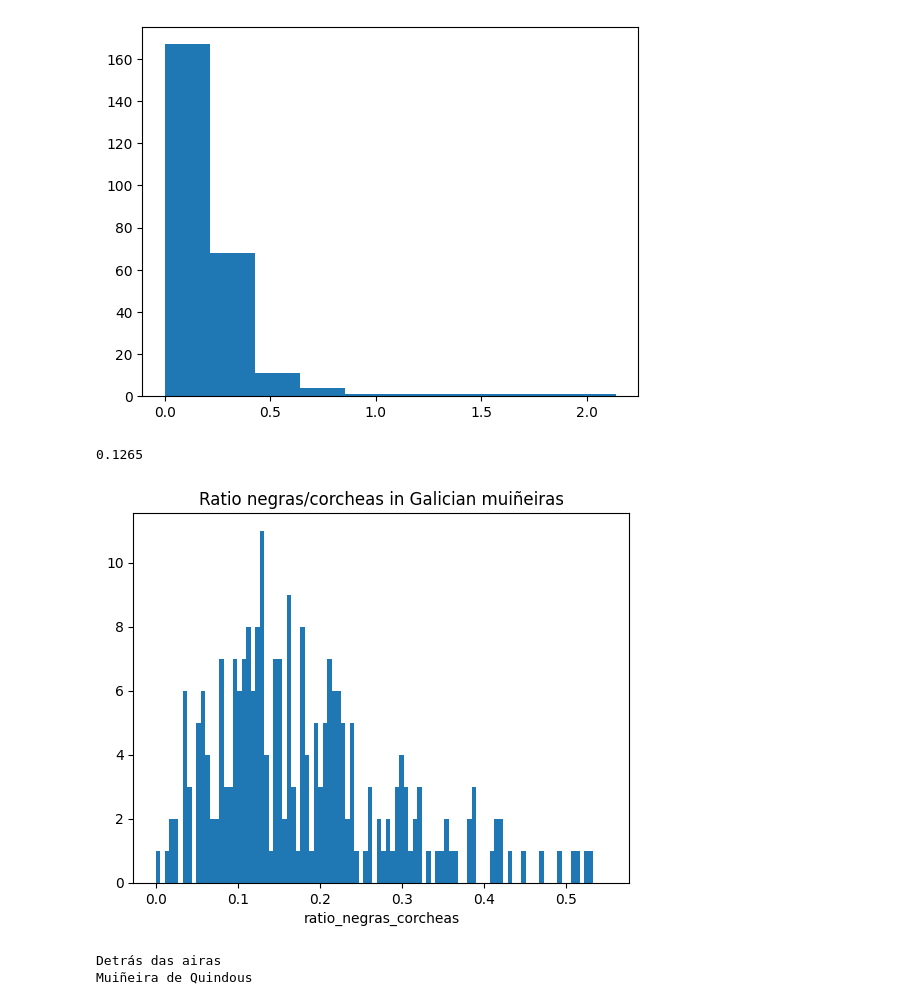
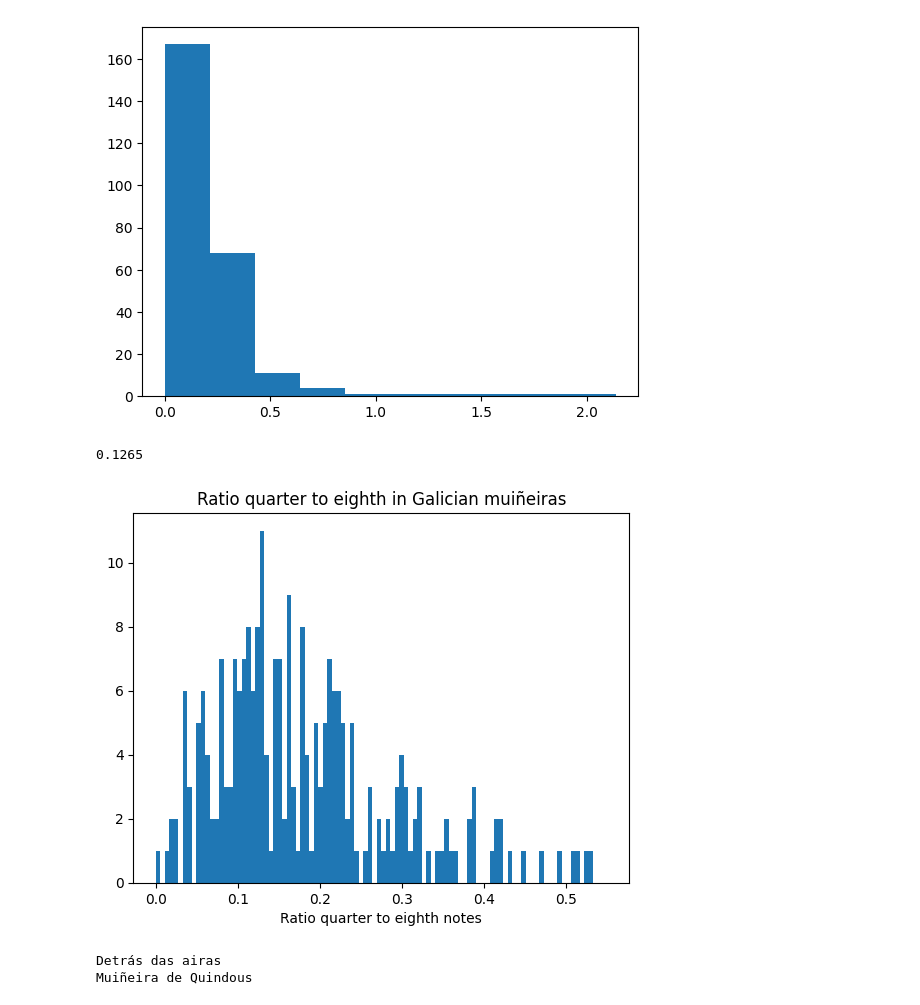
Before and after one commit to iferco/GMD-classification, a Jupyter notebook: testing/map_prueba.ipynb, the cells around one changed output. Cells and saved outputs as stored; diff of their text form; code cells hidden in the pictures.

```diff
--- a/testing/map_prueba.ipynb
+++ b/testing/map_prueba.ipynb
@@ -498,20 +484,20 @@ plt.hist(list, bins=10)
 # %%
 import numpy as np
 h=plt.hist(list, bins=100, range=(0, 0.55))
 #get x from histogram
 x=h[1]
 #get index where y is maximum
 index = np.argmax(h[0])
 #get x in that index
 print(x[index])
 # add axis names tho
-plt.xlabel('ratio_negras_corcheas')
+plt.xlabel('Ratio quarter to eighth notes')
 #add title
-plt.title('Ratio negras/corcheas in Galician muiñeiras')
+plt.title('Ratio quarter to eighth in Galician muiñeiras')
 plt.show()
 # %% [output]
 0.1265
-[figure, old version]
+[figure, new version]
 # %%
 #get row where ratio_negras_corcheas is more than 0.12 and less than 0.13, also get the second one that
 #it founds
```
Also changed, not shown: parts of 13 cells of this notebook, 11 other files.
